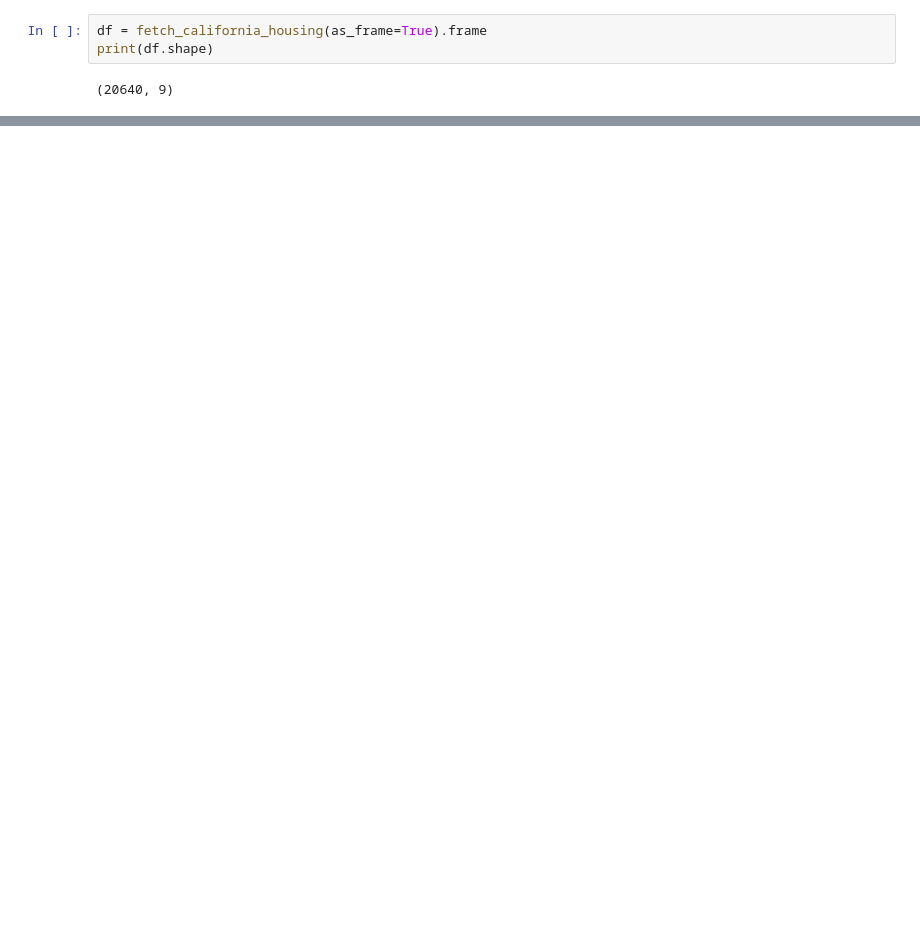
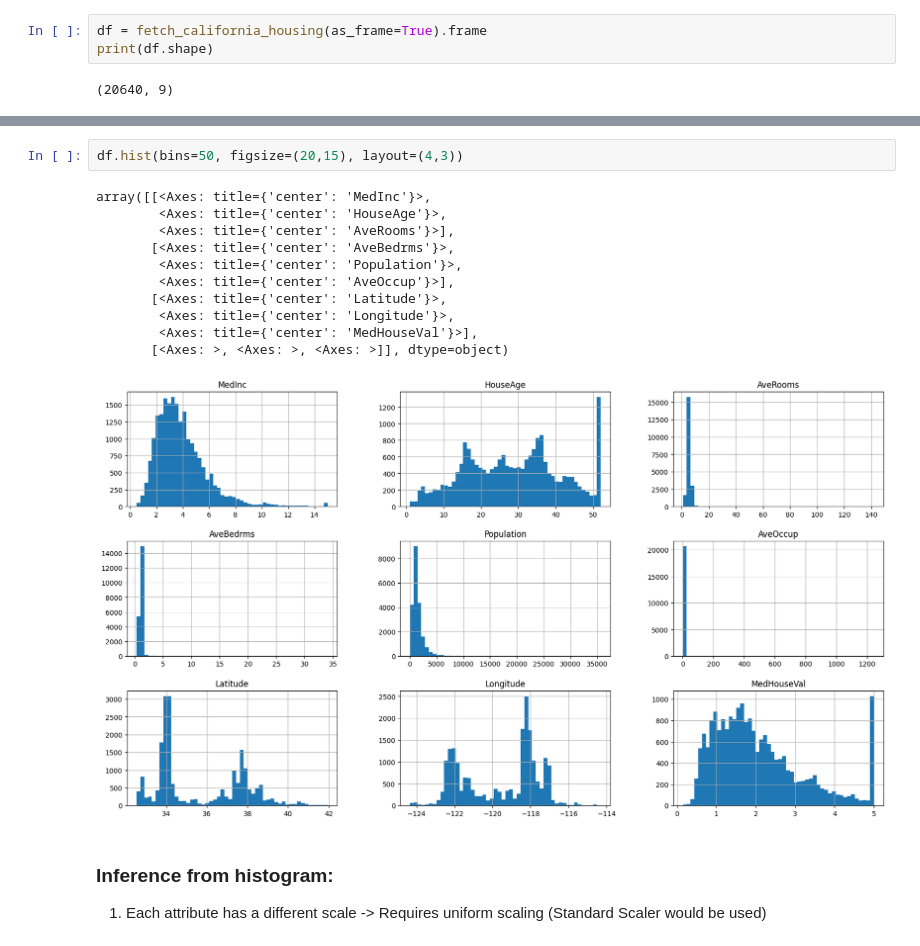
Before and after one commit to 23f3002157/AIML_LAB, a Jupyter notebook: W4/p1.ipynb, the cells around one changed output, grey strips where cells are left out. Saved outputs shown, nothing was run; the diff lists cells and outputs as text; blank space fills up the shorter version.

```diff
--- a/W4/p1.ipynb
+++ b/W4/p1.ipynb
@@ -30,0 +54,17 @@ df.describe
+# %%
+df.hist(bins=50, figsize=(20,15), layout=(4,3))
+# %% [output]
+array([[<Axes: title={'center': 'MedInc'}>,
+        <Axes: title={'center': 'HouseAge'}>,
+        <Axes: title={'center': 'AveRooms'}>],
+       [<Axes: title={'center': 'AveBedrms'}>,
+        <Axes: title={'center': 'Population'}>,
+        <Axes: title={'center': 'AveOccup'}>],
+       [<Axes: title={'center': 'Latitude'}>,
+        <Axes: title={'center': 'Longitude'}>,
+        <Axes: title={'center': 'MedHouseVal'}>],
+       [<Axes: >, <Axes: >, <Axes: >]], dtype=object)
+[figure, added]
+# %% [markdown]
+### Inference from histogram:
+1. Each attribute has a different scale -> Requires uniform scaling (Standard Scaler would be used)
```
Also changed, not shown: parts of 15 cells of this notebook, 1 other file.
